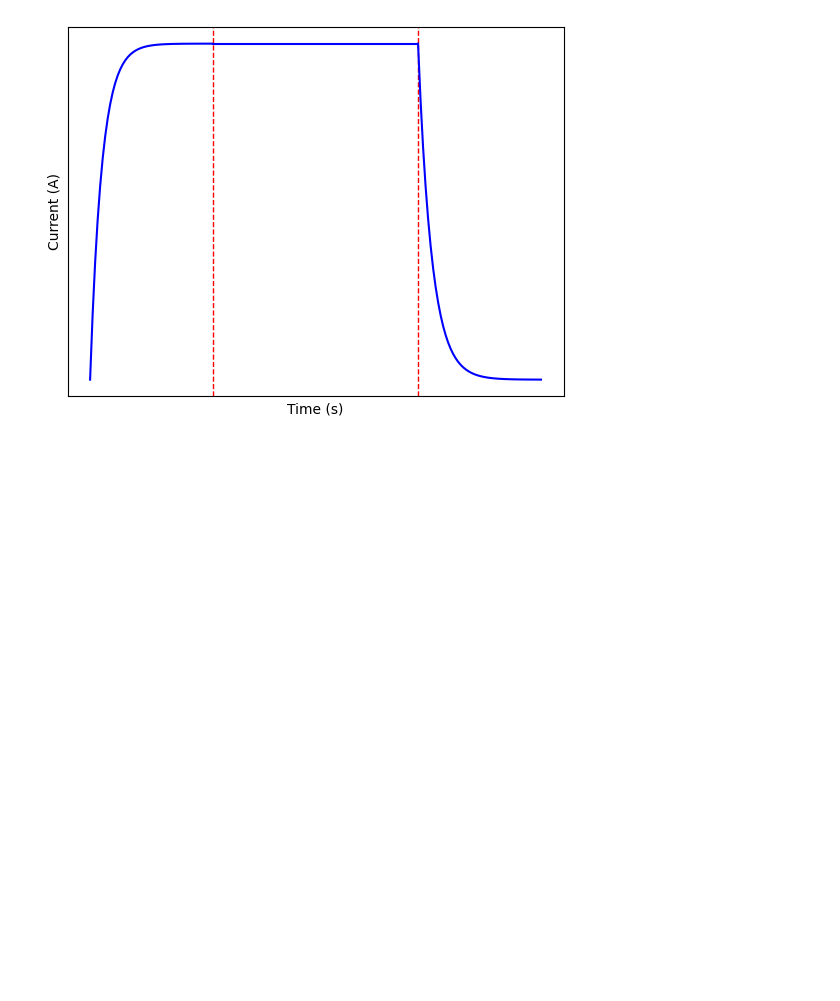
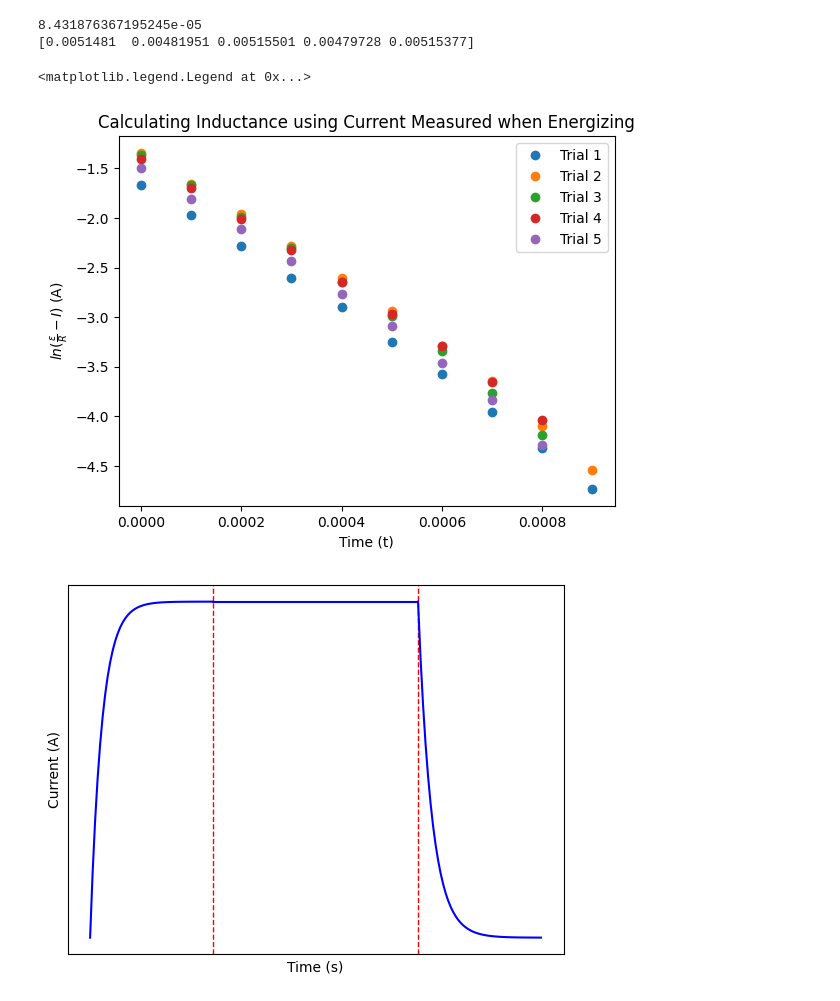
Before and after one commit to wujessica17/inductance, a Jupyter notebook: inductance.ipynb, the cells around one changed output. Cells and saved outputs as stored; diff of their text form; code cells hidden in the pictures; blank space fills up the shorter version.

```diff
--- a/inductance.ipynb
+++ b/inductance.ipynb
@@ -78,25 +84,31 @@ plt.plot(dt3, np.log(di3), 'o', )
 # %%
 # CHARGE USING CURRENT
 #( (ln(I) - ln(I0) ) / I0 ) / t = R / L
 c1 = np.polyfit(ct1[:-1], np.log((ci1[-1]-ci1[:-1])), 1)[0]
 c2 = np.polyfit(ct2[:-1], np.log((ci2[-1]-ci2[:-1])), 1)[0]
 c3 = np.polyfit(ct3[:-1], np.log((ci3[-1]-ci3[:-1])), 1)[0]
 c4 = np.polyfit(ct4[:-1], np.log((ci4[-1]-ci4[:-1])), 1)[0]
 c5 = np.polyfit(ct5[:-1], np.log((ci5[-1]-ci5[:-1])), 1)[0]
-charge = -18 / np.array([c1, c2, c3, c4, c5])
+charge = - 19.3 / np.array([c1, c2, c3, c4, c5])
+se_c = np.std(charge, ddof = 1) / np.sqrt(len(charge))
+print(se_c)
 print(charge)
-print(-14.2728 / c1)
 
 # plt.plot(ct5[:-1], np.log((ci5[-1]-ci5[:-1])/ci5[-1]), 'o')
-plt.plot(ct1[:-1] - ct1[0], np.log((ci1[-1]-ci1[:-1])), 'o', label = 'Trial 1')
-plt.plot(ct4[:-1] - ct4[0], np.log((ci4[-1]-ci4[:-1])), 'o', label = 'Trial 2')
-plt.plot(ct2[:-1] - ct2[0], np.log((ci2[-1]-ci2[:-1])), 'o', label = 'Trial 3')
-plt.plot(ct3[:-1] - ct3[0], np.log((ci3[-1]-ci3[:-1])), 'o', label = 'Trial 4')
-plt.plot(ct1[:-1] - ct1[0], np.log((ci1[-1]-ci1[:-1])), 'o', label = 'Trial 5')
+plt.plot(ct1[:-3] - ct1[0], np.log((ci1[-1]-ci1[:-3])), 'o', label = 'Trial 1')
+plt.plot(ct4[:-3] - ct4[0], np.log((ci4[-1]-ci4[:-3])), 'o', label = 'Trial 2')
+plt.plot(ct2[:-3] - ct2[0], np.log((ci2[-1]-ci2[:-3])), 'o', label = 'Trial 3')
+plt.plot(ct3[:-3] - ct3[0], np.log((ci3[-1]-ci3[:-3])), 'o', label = 'Trial 4')
+plt.plot(ct5[:-3] - ct5[0], np.log((ci5[-1]-ci5[:-3])), 'o', label = 'Trial 5')
 plt.xlabel('Time (t)')
 plt.ylabel(r'$ln(\frac{\varepsilon}{R} - I)$ (A)')
 plt.title('Calculating Inductance using Current Measured when Energizing')
 plt.legend()
+# %% [output]
+8.431876367195245e-05
+[0.0051481  0.00481951 0.00515501 0.00479728 0.00515377]
+<matplotlib.legend.Legend at 0x...>
+[figure, added]
 # %%
 x1 = np.linspace(0, 0.3, 50)
 y1 = 1 - np.e **(-35*x1)
```
Also changed, not shown: parts of 3 cells of this notebook.
